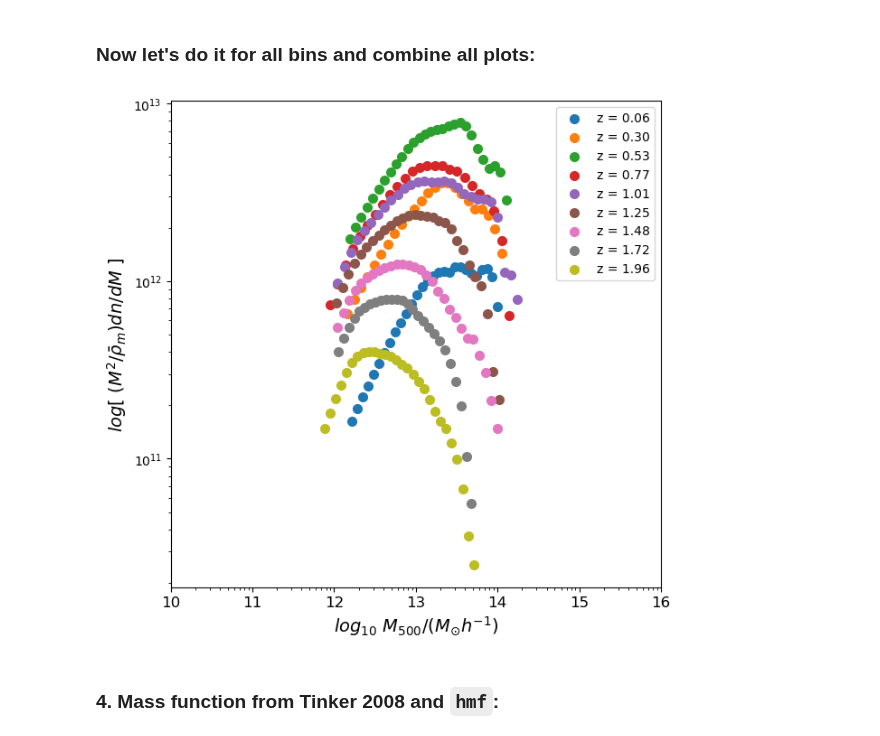
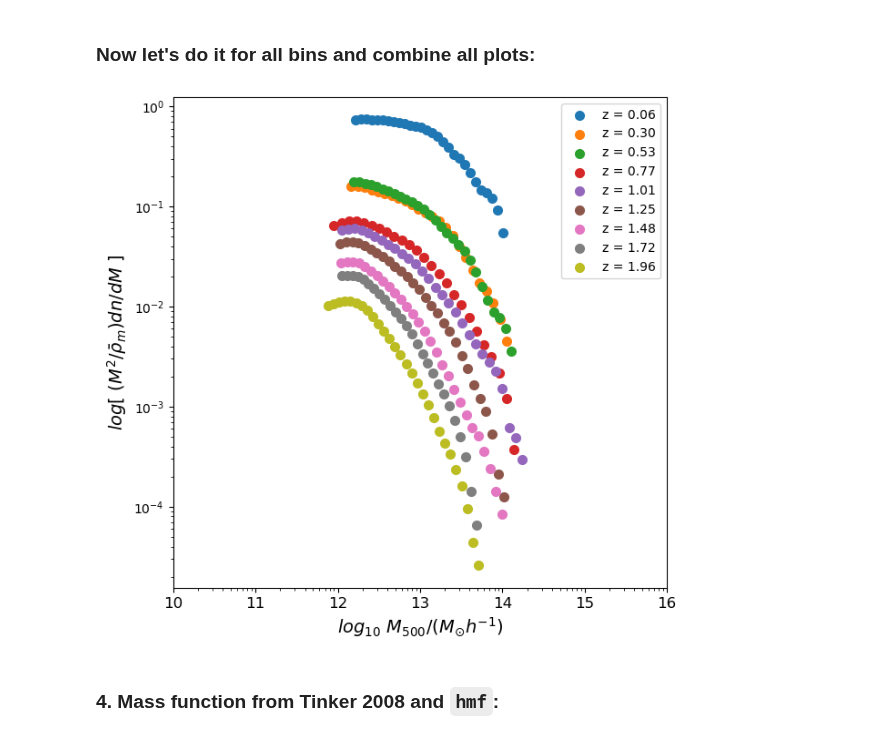
Before and after one commit to pi4imu/magneticum, a Jupyter notebook: hmf_clusters.ipynb, the cells around one changed output. Cells and saved outputs as stored; diff of their text form; code cells hidden in the pictures.

```diff
--- a/hmf_clusters.ipynb
+++ b/hmf_clusters.ipynb
@@ -474,7 +474,7 @@ dndM = dNdM_cumulative/phys_dcv_new(zzz, dz, Omega_M, Omega_L) # Mpc^(-3)
 # rescaling dndM in Tinker 2008 style
 
 rho_mean = rho_crit(zzz, Omega_M, Omega_L)/h**2  # h^2 Msun/kpc^3
-yyy = (M_binned**2/rho_mean)/1e9*dndM  # sure? dimension is h
+yyy = (M_binned**2/rho_mean)/1e9*dndM/dM  # sure? dimension is h
 
 plt.plot(M_binned, yyy, marker='o')
 plt.xlim(xxx)
@@ -522,35 +523,35 @@ for zz in z_binned[::3]:
 
     dNdM_cumulative=np.zeros(N_bins)
 
     for i in range(0, len(dNdM)):
         dNdM_cumulative[i] = np.sum(dNdM[i+1:])
 
     dndM = dNdM_cumulative/phys_dcv_new(zz, dz, Omega_M, Omega_L) #Mpc^(-3)
 
     rho_mean = Omega_M*rho_crit(zz, Omega_M, Omega_L)/h**2  # h^2 Msun/kpc^3
 
-    yyy = (M_binned**2/rho_mean)/1e9*dndM  # sure? dimension is h
+    yyy = (M_binned**2/rho_mean)/1e9*dndM/dM  # sure? dimension is h
 
     x_final.append(M_binned)
     y_final.append(yyy)
 
     plt.scatter(M_binned, yyy, linewidth=2, label='z = '+f'{zz:.2f}')
 
 #plt.scatter(x_final, y_final)
 plt.xscale('log')
 plt.yscale('log')
 plt.xlim(10**10, 10**16)
 #plt.ylim(10**(-3.6), 10**(+0.8))
 plt.xlabel("$log_{10} \ M_{500}/(M_{\odot} h^{-1})$", fontsize = 14)
 plt.ylabel(r"$log[ \ (M^2/\bar{\rho}_{m}) dn/dM \ ]$", fontsize = 14)
 plt.xticks([10**(10+g) for g in [0,1,2,3,4,5,6]], [10+g for g in [0,1,2,3,4,5,6]], fontsize = 12)
 #plt.yticks([10**(g) for g in [-3,-2,-1]], [-3,-2,-1], fontsize = 12)
 #plt.plot(x_fit, y_fit, color='black', label='Tinker08', linewidth=2)
 #plt.grid()
 plt.legend(fontsize = 10, loc=1)
 plt.show()
 # %% [output]
-[figure, old version]
+[figure, new version]
 # %% [markdown]
 ### 4. Mass function from Tinker 2008 and `hmf`:
 # %% [markdown]
```
Also changed, not shown: parts of 3 cells of this notebook, 1 other file.
